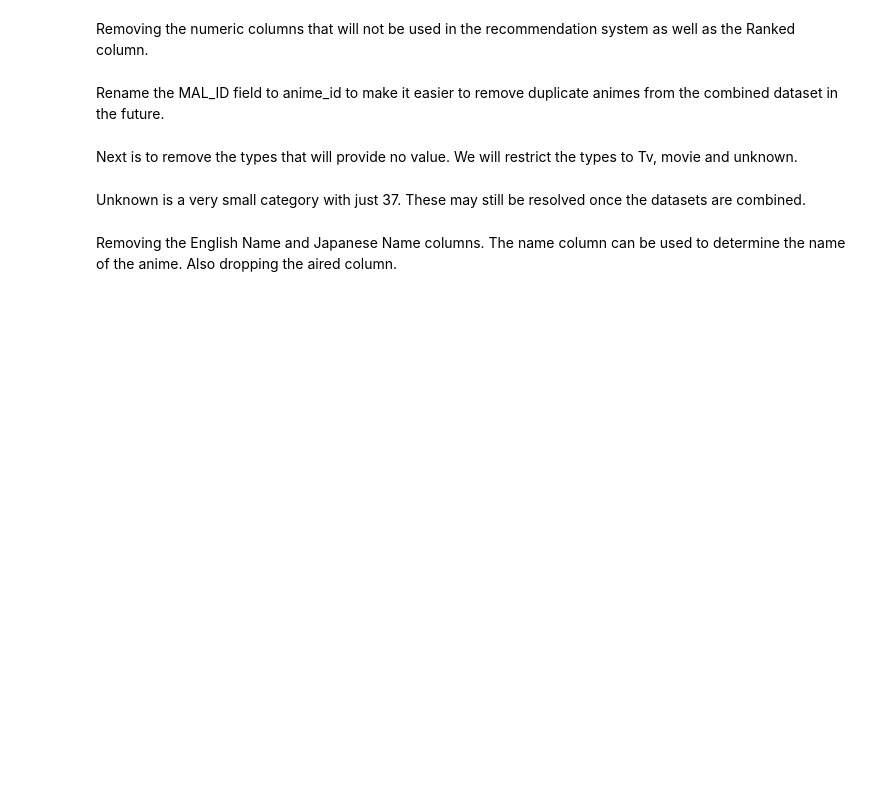
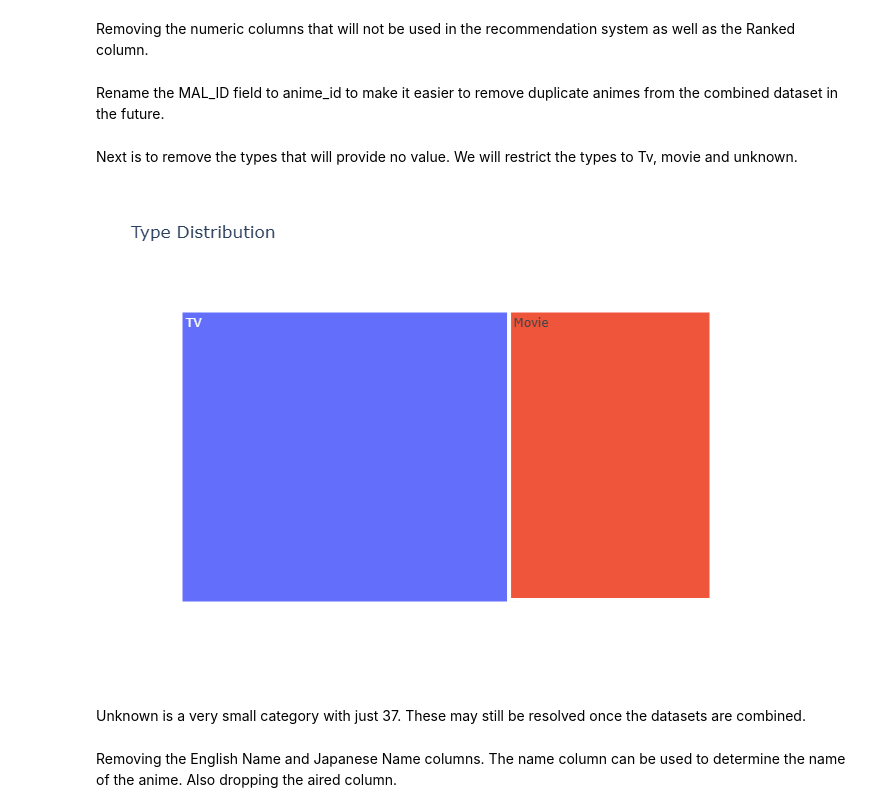
Before and after one commit to deltel/anime-recommendation-documentation, a Jupyter notebook: data_understanding_prepare_data.ipynb, the cells around one changed output. Saved outputs shown, nothing was run; the diff lists cells and outputs as text; code cells hidden in the pictures; blank space fills up the shorter version.

```diff
--- a/data_understanding_prepare_data.ipynb
+++ b/data_understanding_prepare_data.ipynb
@@ -184,9 +193,12 @@ Next is to remove the types that will provide no value. We will restrict the typ
 # %%
 hernan_anime_df = hernan_anime_df[hernan_anime_df["Type"].isin(["TV", "Movie", "Unknown"])]
 type_df = hernan_anime_df["Type"].value_counts().to_frame()
 type_df = type_df.reset_index()
 fig = px.treemap(type_df, path=['Type'], values='count', title="Type Distribution")
-fig.show()
+fig.write_image(f"{plots_location}\\anime_recommendation_2020\\type_distribution.png")
+Image(filename=f"{plots_location}\\anime_recommendation_2020\\type_distribution.png")
+# %% [output]
+[figure, added]
 # %% [markdown]
 Unknown is a very small category with just 37. These may still be resolved once the datasets are combined.
 # %% [markdown]
```
Also changed, not shown: parts of 6 cells of this notebook, 19 other files.
